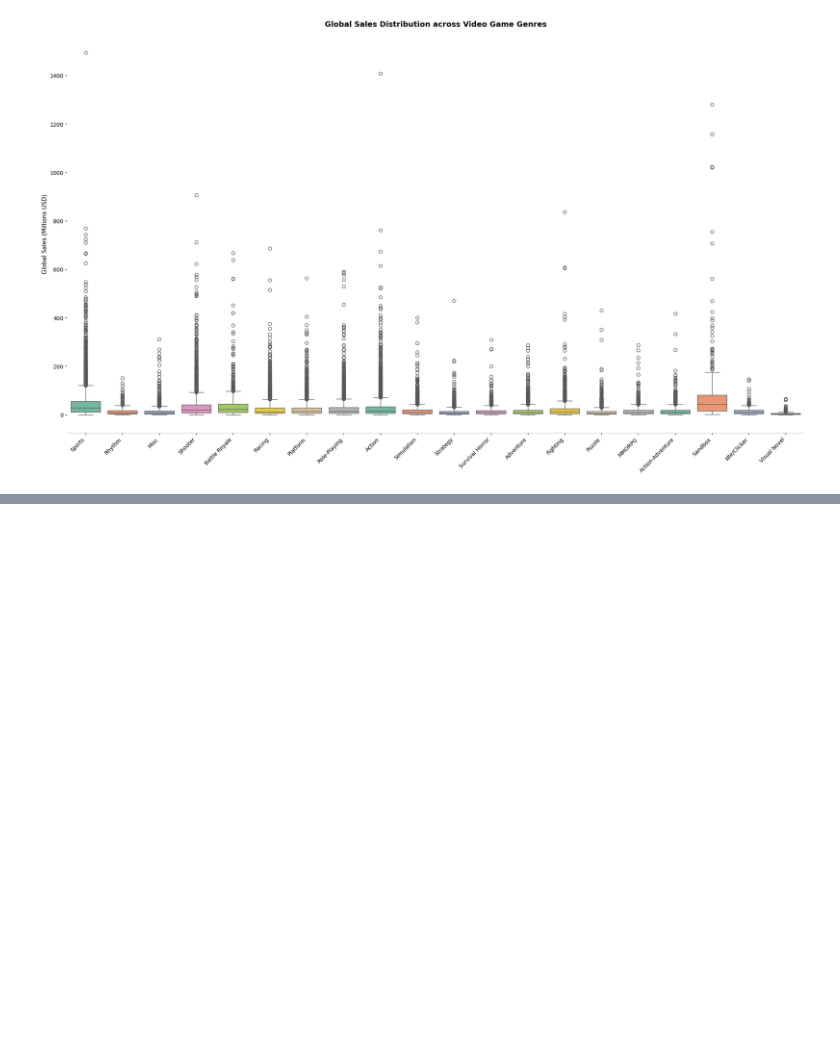
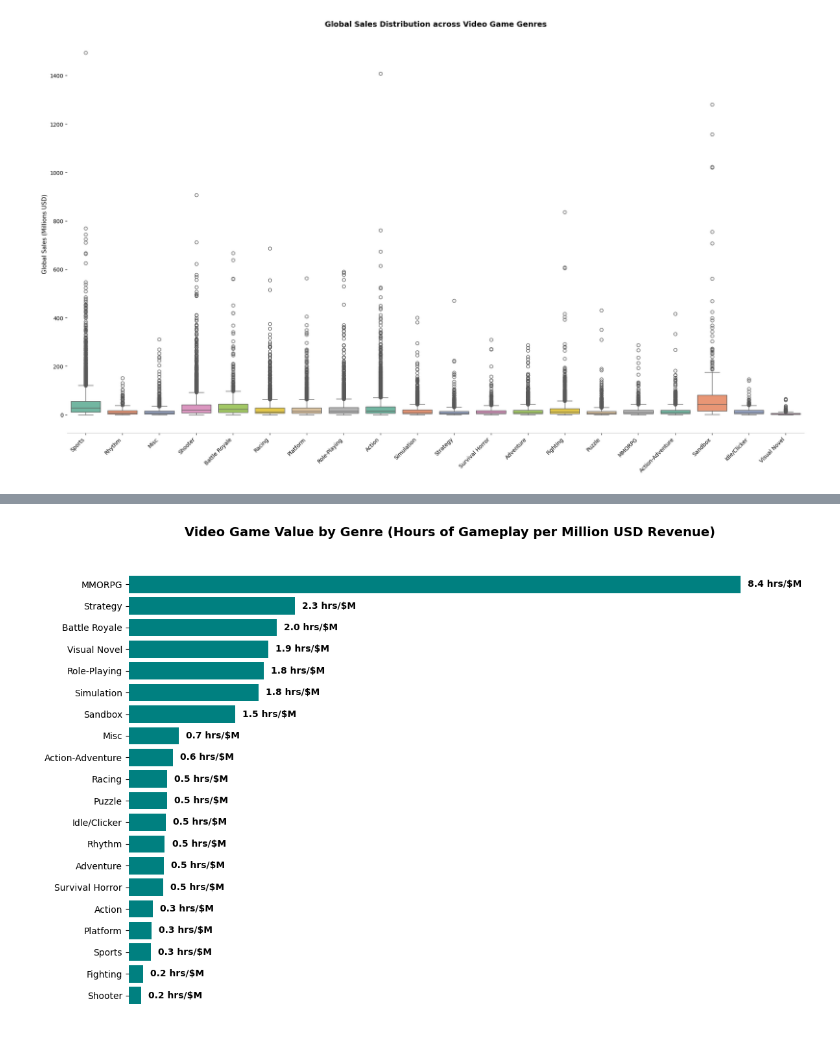
Before and after one commit to SalmaAllam8/PowerBI-mini-Projects, a Jupyter notebook: videogames.ipynb, the cells around one changed output, grey strips where cells are left out. Saved outputs shown, nothing was run; the diff lists cells and outputs as text; code cells hidden in the pictures; blank space fills up the shorter version.

Commit message:
Kaggle Notebook | Data Analysis challenges and solutions  | Version 6

```diff
--- a/videogames.ipynb
+++ b/videogames.ipynb
@@ -672,0 +715,42 @@ plt.show()
+# %%
+
+
+# 1. Calculate row-level efficiency
+df["hours_per_revenue"] = df["how_long_to_beat_completionist_hrs"] / df["estimated_revenue_million_usd"]
+
+# 2. CRITICAL FIX: Keep only rows with valid, finite numbers (removes NaN and Inf)
+df_clean = df[np.isfinite(df["hours_per_revenue"])]
+
+# 3. Group by genre using the cleaned data
+genre_efficiency = df_clean.groupby("genre")["hours_per_revenue"].mean().sort_values(ascending=True)
+
+# 4. Setup the horizontal chart
+plt.figure(figsize=(12, 8))
+ax = plt.gca()
+bars = ax.barh(genre_efficiency.index, genre_efficiency.values, color='teal')
+
+# 5. Clean styling
+for spine in ['top', 'right', 'left', 'bottom']:
+    ax.spines[spine].set_visible(False)
+ax.get_xaxis().set_visible(False)
+
+# 6. Add Annotations
+for bar in bars:
+    width = bar.get_width()
+    ax.annotate(
+        text=f"{width:.1f} hrs/$M",
+        xy=(width, bar.get_y() + bar.get_height() / 2),
+        xytext=(8, 0),
+        textcoords="offset points",
+        va='center',
+        ha='left',
+        fontsize=10,
+        fontweight='bold',
+        color='black'
+    )
+
+plt.title('Video Game Value by Genre (Hours of Gameplay per Million USD Revenue)', fontsize=14, fontweight='bold', pad=20)
+plt.tight_layout()
+plt.show()
+# %% [output]
+[figure, added]
```
Also changed, not shown: parts of 5 cells of this notebook.
